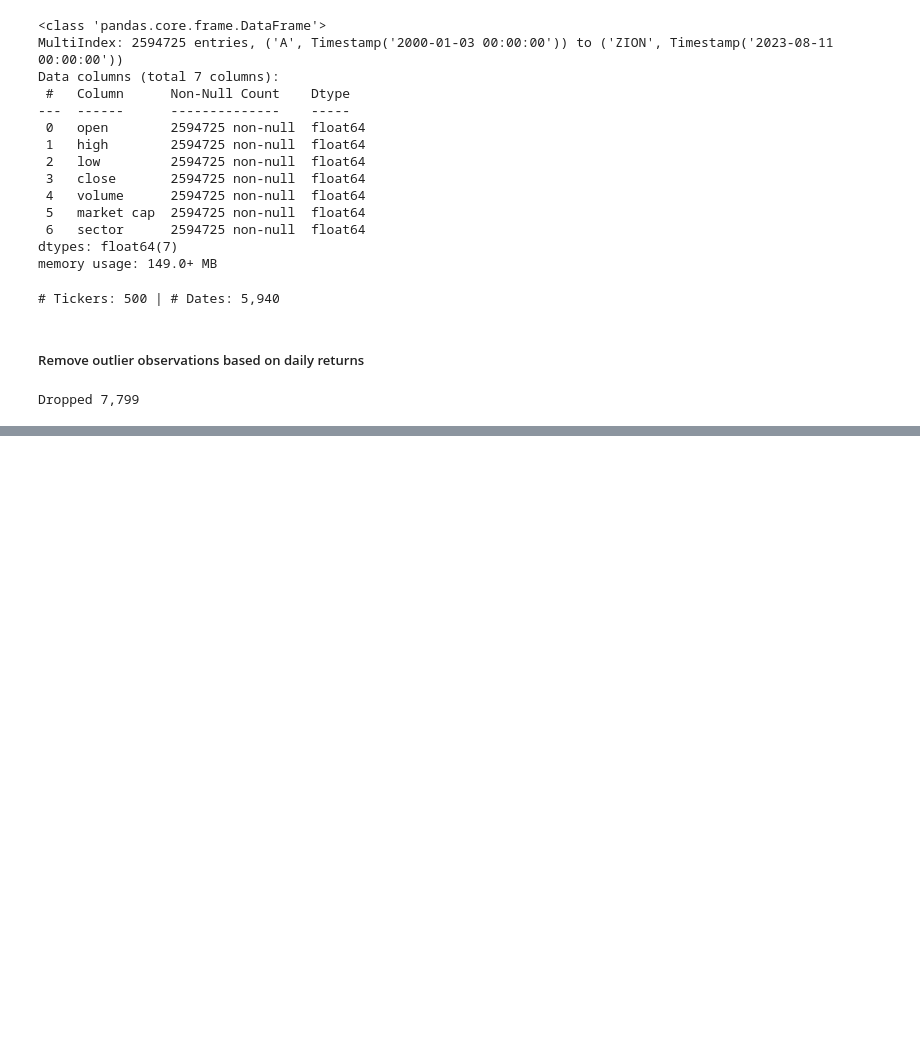
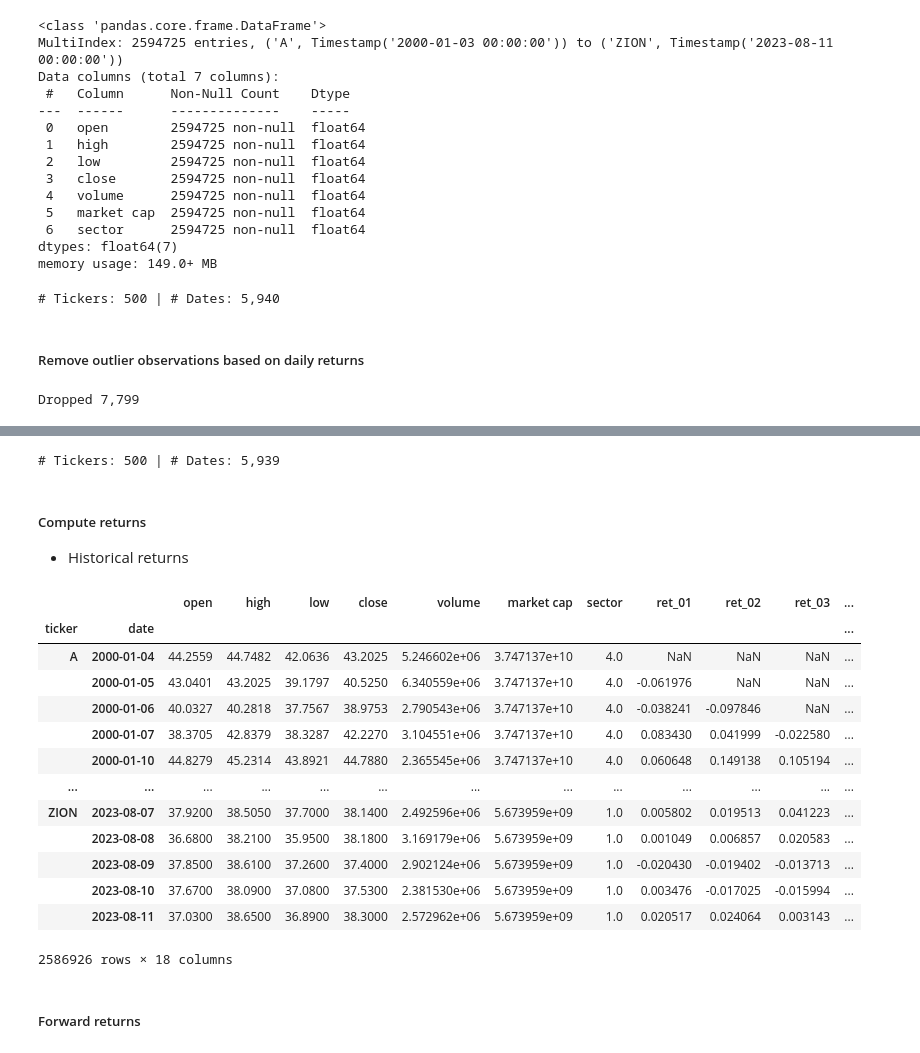
Before and after one commit to skhan61/QuantProject, a Jupyter notebook: 01_sample_selection.ipynb, the cells around one changed output, grey strips where cells are left out. Saved outputs shown, nothing was run; the diff lists cells and outputs as text; code cells hidden in the pictures; blank space fills up the shorter version.

```diff
--- a/01_sample_selection.ipynb
+++ b/01_sample_selection.ipynb
@@ -219,0 +237,34 @@ Dropped 7,799
+# %%
+tickers = data.index.unique('ticker')
+print(f"# Tickers: {len(tickers):,.0f} | # Dates: {len(data.index.unique('date')):,.0f}")
+# %% [output]
+# Tickers: 500 | # Dates: 5,939
+# %% [markdown]
+##### Compute returns
+- Historical returns
+# %%
+T = [1, 2, 3, 4, 5, 10, 21, 42, 63, 126, 252]
+
+by_ticker = data.groupby(level='ticker')
+
+for t in T:
+    data[f'ret_{t:02}'] = by_ticker.close.pct_change(t)
+# %%
+data
+# %% [output]
+|  |  | open | high | low | close | volume | market cap | sector | ret_01 | ret_02 | ret_03 | ... |
+| ticker | date |  |  |  |  |  |  |  |  |  |  | ... |
+| A | 2000-01-04 | 44.2559 | 44.7482 | 42.0636 | 43.2025 | 5.246602e+06 | 3.747137e+10 | 4.0 | NaN | NaN | NaN | ... |
+|  | 2000-01-05 | 43.0401 | 43.2025 | 39.1797 | 40.5250 | 6.340559e+06 | 3.747137e+10 | 4.0 | -0.061976 | NaN | NaN | ... |
+|  | 2000-01-06 | 40.0327 | 40.2818 | 37.7567 | 38.9753 | 2.790543e+06 | 3.747137e+10 | 4.0 | -0.038241 | -0.097846 | NaN | ... |
+|  | 2000-01-07 | 38.3705 | 42.8379 | 38.3287 | 42.2270 | 3.104551e+06 | 3.747137e+10 | 4.0 | 0.083430 | 0.041999 | -0.022580 | ... |
+|  | 2000-01-10 | 44.8279 | 45.2314 | 43.8921 | 44.7880 | 2.365545e+06 | 3.747137e+10 | 4.0 | 0.060648 | 0.149138 | 0.105194 | ... |
+| ... | ... | ... | ... | ... | ... | ... | ... | ... | ... | ... | ... | ... |
+| ZION | 2023-08-07 | 37.9200 | 38.5050 | 37.7000 | 38.1400 | 2.492596e+06 | 5.673959e+09 | 1.0 | 0.005802 | 0.019513 | 0.041223 | ... |
+|  | 2023-08-08 | 36.6800 | 38.2100 | 35.9500 | 38.1800 | 3.169179e+06 | 5.673959e+09 | 1.0 | 0.001049 | 0.006857 | 0.020583 | ... |
+|  | 2023-08-09 | 37.8500 | 38.6100 | 37.2600 | 37.4000 | 2.902124e+06 | 5.673959e+09 | 1.0 | -0.020430 | -0.019402 | -0.013713 | ... |
+|  | 2023-08-10 | 37.6700 | 38.0900 | 37.0800 | 37.5300 | 2.381530e+06 | 5.673959e+09 | 1.0 | 0.003476 | -0.017025 | -0.015994 | ... |
+|  | 2023-08-11 | 37.0300 | 38.6500 | 36.8900 | 38.3000 | 2.572962e+06 | 5.673959e+09 | 1.0 | 0.020517 | 0.024064 | 0.003143 | ... |
+2586926 rows × 18 columns
+# %% [markdown]
+##### Forward returns
```
Also changed, not shown: parts of 6 cells of this notebook.
